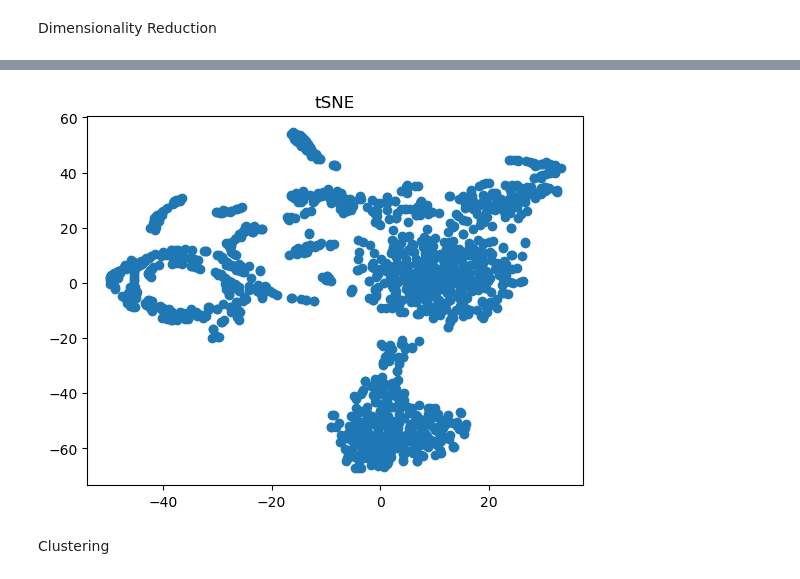
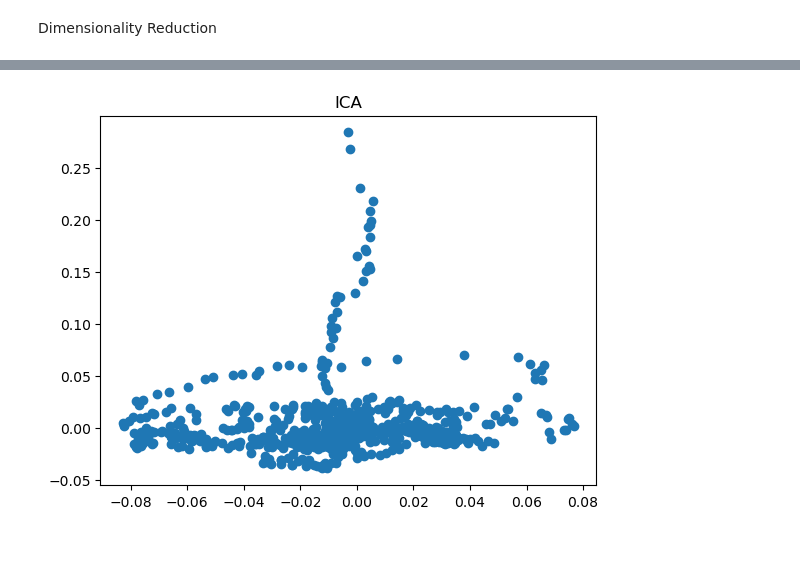
Before and after one commit to KyleTerrito/CHE4230HW, a Jupyter notebook: che4230_hw/Project Stuff/source_code.ipynb, the cells around one changed output, grey strips where cells are left out. Cells and saved outputs as stored; diff of their text form; code cells hidden in the pictures; blank space fills up the shorter version.

```diff
--- a/che4230_hw/Project Stuff/source_code.ipynb
+++ b/che4230_hw/Project Stuff/source_code.ipynb
@@ -96,8 +134,2 @@ df_tsne = tsne.fit_transform(df_scaled)
-# %%
-plt.scatter(df_tsne[:,0], df_tsne[:,1])
-plt.title("tSNE")
-plt.show()
-# %% [output]
-[figure, removed]
 # %%
 #using UMAP
@@ -111,2 +143,0 @@ plt.show()
-# %% [markdown]
-Clustering
@@ -114,0 +144,10 @@ dbscan_cluster = DBSCAN(eps = 4, min_samples = 4).fit(df_pca)
+# %%
+#using ICA
+ica = FastICA(n_components = 2)
+df_ica = ica.fit_transform(df_scaled)
+
+plt.scatter(df_ica[:,0], df_ica[:,1])
+plt.title("ICA")
+plt.show()
+# %% [output]
+[figure, added]
```
Also changed, not shown: parts of 17 cells of this notebook, 1 other file.
